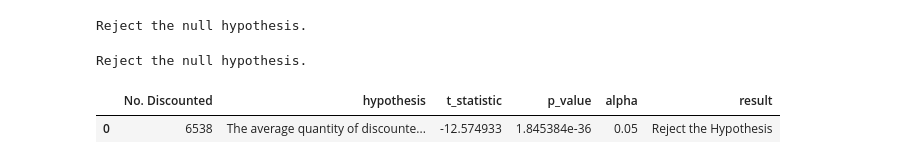
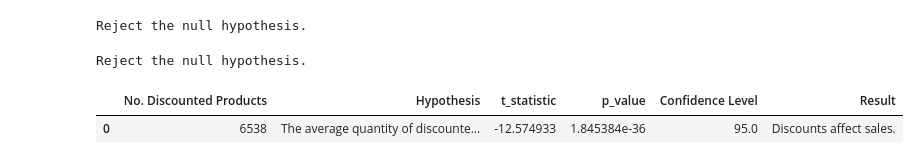
Before and after one commit to fahmani-ms/Superstore_Dashboard, a Jupyter notebook: Statistics/Statistical_v2.ipynb, the cells around one changed output. Drawn from its saved outputs; the diff is of its cells as text; code cells hidden in the pictures.

```diff
--- a/Statistics/Statistical_v2.ipynb
+++ b/Statistics/Statistical_v2.ipynb
@@ -45,11 +39,11 @@ w.columns = col_name
 wo.columns = col_name
 wo = wo[wo['Product ID'].isin(w['Product ID'])].sort_values(by='Product ID')
 w = w[w['Product ID'].isin(wo['Product ID'])].sort_values(by='Product ID')
-merged_df = pd.merge(w, wo, on='Product ID', how='inner')
+Discount_df = pd.merge(w, wo, on='Product ID', how='inner')
 col_name = ['Product ID','with_discount','without_discount']
-merged_df.columns = col_name
-merged_df['dif'] = merged_df['with_discount'] - merged_df['without_discount']
-merged_df
+Discount_df.columns = col_name
+Discount_df['dif'] = Discount_df['with_discount'] - Discount_df['without_discount']
+Discount_df
 # %% [output]
 |  | Product ID | with_discount | without_discount | dif |
 | 0 | FUR-ADV-10000183 | 20 | 11 | 9 |
@@ -76,5 +77,5 @@ plt.show()
 # %%
-t_statistic, p_value = stats.ttest_1samp(merged_df['dif'], 0)
+t_statistic, p_value = stats.ttest_1samp(Discount_df['dif'], 0)
 
 alpha = 0.05
 
@@ -85,7 +86,7 @@ else:
 # %% [output]
 Reject the null hypothesis.
 # %%
-w_statistic, p_value = stats.wilcoxon(merged_df['dif'])
+w_statistic, p_value = stats.wilcoxon(Discount_df['dif'])
 alpha = 0.05
 
 if p_value < alpha:
@@ -95,15 +96,15 @@ else:
 # %% [output]
 Reject the null hypothesis.
 # %%
-output = {}
-output['No. Discounted'] = len(merged_df)
-output['hypothesis'] = 'The average quantity of discounted orders is same to the average quantity of non-discounted orders.'
-output['t_statistic'] = t_statistic
-output['p_value'] = p_value
-output['alpha'] = alpha
-output['result'] = 'Reject the Hypothesis' if p_value < alpha else 'Fail to Reject the Hypothesis'
-output = pd.DataFrame(output, index=[0])
-output
+Stats_Results = {}
+Stats_Results['No. Discounted Products'] = len(Discount_df)
+Stats_Results['Hypothesis'] = 'The average quantity of discounted orders is same to the average quantity of non-discounted orders.'
+Stats_Results['t_statistic'] = t_statistic
+Stats_Results['p_value'] = p_value
+Stats_Results['Confidence Level'] = (1- alpha)*100
+Stats_Results['Result'] = 'Discounts affect sales.' if p_value < alpha else 'The discount does not affect the sale.'
+Stats_Results = pd.DataFrame(Stats_Results, index=[0])
+Stats_Results
 # %% [output]
-|  | No. Discounted | hypothesis | t_statistic | p_value | alpha | result |
-| 0 | 6538 | The average quantity of discounte... | -12.574933 | 1.845384e-36 | 0.05 | Reject the Hypothesis |
+|  | No. Discounted Products | Hypothesis | t_statistic | p_value | Confidence Level | Result |
+| 0 | 6538 | The average quantity of discounte... | -12.574933 | 1.845384e-36 | 95.0 | Discounts affect sales. |
```
Also changed, not shown: parts of 3 cells of this notebook, 2 other files.
